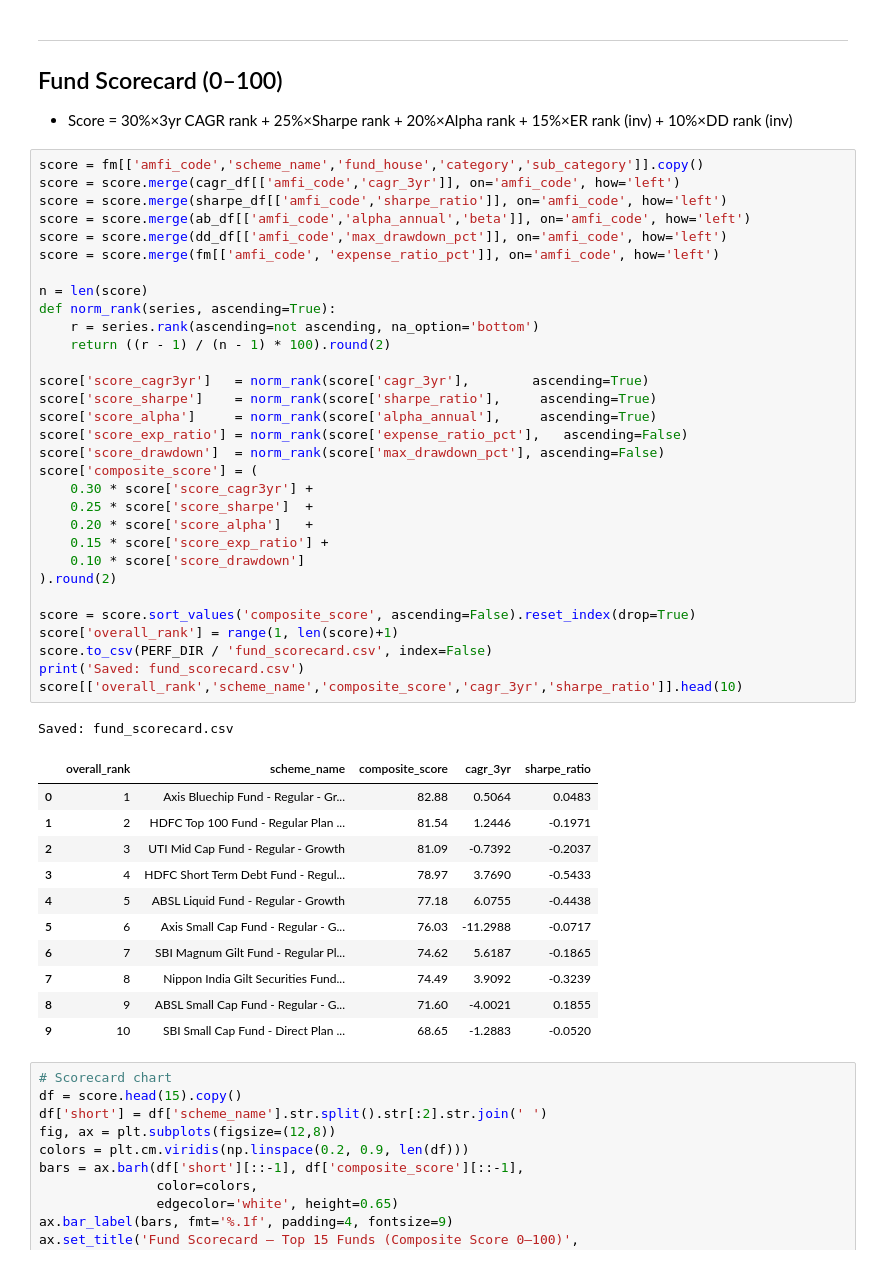
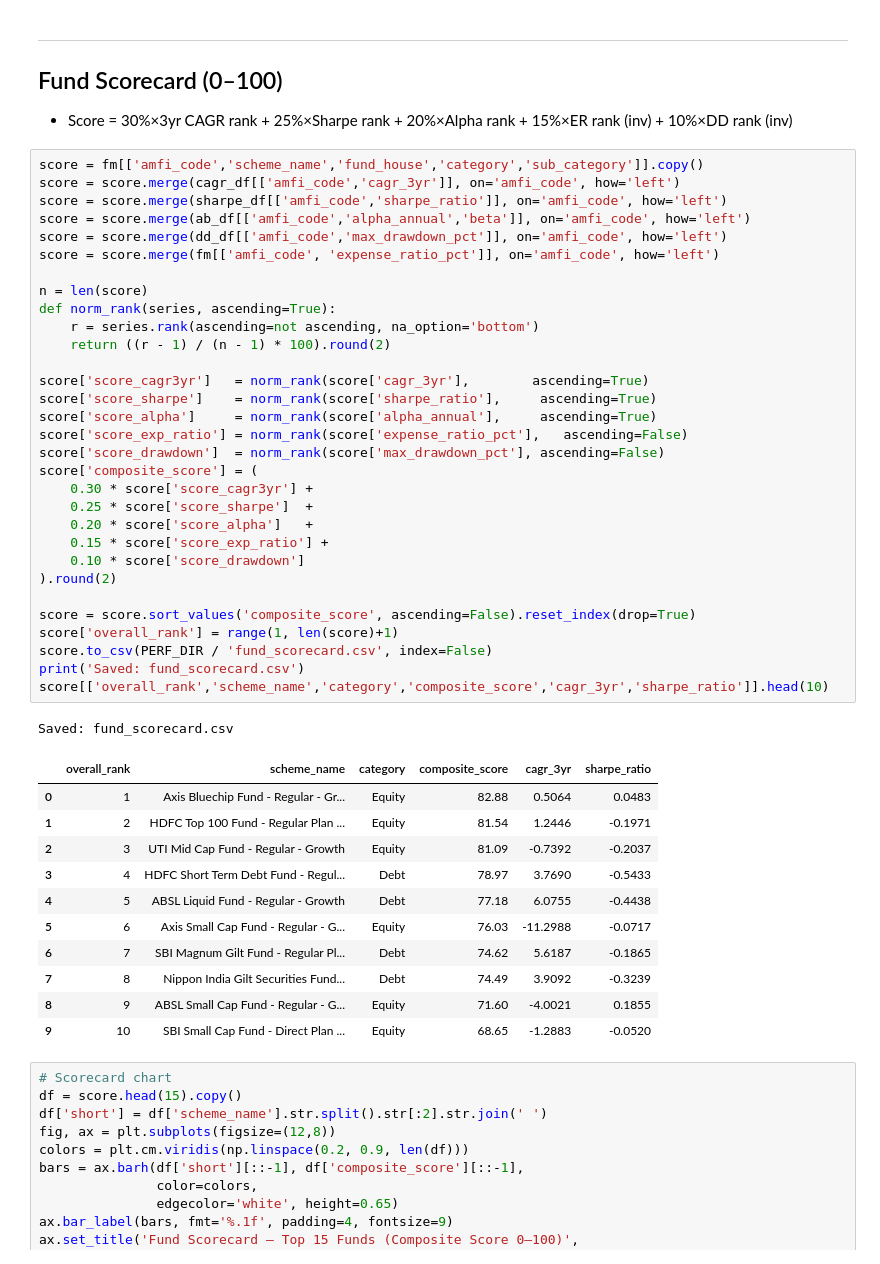
Before and after one commit to KawaiiLolly/bluestock-mf-capstone, a Jupyter notebook: notebooks/04_performance_analytics.ipynb, the cells around one changed output. Cells and saved outputs as stored; diff of their text form.

```diff
--- a/notebooks/04_performance_analytics.ipynb
+++ b/notebooks/04_performance_analytics.ipynb
@@ -496,45 +552,45 @@ score = fm[['amfi_code','scheme_name','fund_house','category','sub_category']].c
 score = score.merge(cagr_df[['amfi_code','cagr_3yr']], on='amfi_code', how='left')
 score = score.merge(sharpe_df[['amfi_code','sharpe_ratio']], on='amfi_code', how='left')
 score = score.merge(ab_df[['amfi_code','alpha_annual','beta']], on='amfi_code', how='left')
 score = score.merge(dd_df[['amfi_code','max_drawdown_pct']], on='amfi_code', how='left')
 score = score.merge(fm[['amfi_code', 'expense_ratio_pct']], on='amfi_code', how='left')
 
 n = len(score)
 def norm_rank(series, ascending=True):
     r = series.rank(ascending=not ascending, na_option='bottom')
     return ((r - 1) / (n - 1) * 100).round(2)
 
 score['score_cagr3yr']   = norm_rank(score['cagr_3yr'],        ascending=True)
 score['score_sharpe']    = norm_rank(score['sharpe_ratio'],     ascending=True)
 score['score_alpha']     = norm_rank(score['alpha_annual'],     ascending=True)
 score['score_exp_ratio'] = norm_rank(score['expense_ratio_pct'],   ascending=False)
 score['score_drawdown']  = norm_rank(score['max_drawdown_pct'], ascending=False)
 score['composite_score'] = (
     0.30 * score['score_cagr3yr'] +
     0.25 * score['score_sharpe']  +
     0.20 * score['score_alpha']   +
     0.15 * score['score_exp_ratio'] +
     0.10 * score['score_drawdown']
 ).round(2)
 
 score = score.sort_values('composite_score', ascending=False).reset_index(drop=True)
 score['overall_rank'] = range(1, len(score)+1)
 score.to_csv(PERF_DIR / 'fund_scorecard.csv', index=False)
 print('Saved: fund_scorecard.csv')
-score[['overall_rank','scheme_name','composite_score','cagr_3yr','sharpe_ratio']].head(10)
+score[['overall_rank','scheme_name','category','composite_score','cagr_3yr','sharpe_ratio']].head(10)
 # %% [output]
 Saved: fund_scorecard.csv
-|  | overall_rank | scheme_name | composite_score | cagr_3yr | sharpe_ratio |
-| 0 | 1 | Axis Bluechip Fund - Regular - Gr... | 82.88 | 0.5064 | 0.0483 |
-| 1 | 2 | HDFC Top 100 Fund - Regular Plan ... | 81.54 | 1.2446 | -0.1971 |
-| 2 | 3 | UTI Mid Cap Fund - Regular - Growth | 81.09 | -0.7392 | -0.2037 |
-| 3 | 4 | HDFC Short Term Debt Fund - Regul... | 78.97 | 3.7690 | -0.5433 |
-| 4 | 5 | ABSL Liquid Fund - Regular - Growth | 77.18 | 6.0755 | -0.4438 |
-| 5 | 6 | Axis Small Cap Fund - Regular - G... | 76.03 | -11.2988 | -0.0717 |
-| 6 | 7 | SBI Magnum Gilt Fund - Regular Pl... | 74.62 | 5.6187 | -0.1865 |
-| 7 | 8 | Nippon India Gilt Securities Fund... | 74.49 | 3.9092 | -0.3239 |
-| 8 | 9 | ABSL Small Cap Fund - Regular - G... | 71.60 | -4.0021 | 0.1855 |
-| 9 | 10 | SBI Small Cap Fund - Direct Plan ... | 68.65 | -1.2883 | -0.0520 |
+|  | overall_rank | scheme_name | category | composite_score | cagr_3yr | sharpe_ratio |
+| 0 | 1 | Axis Bluechip Fund - Regular - Gr... | Equity | 82.88 | 0.5064 | 0.0483 |
+| 1 | 2 | HDFC Top 100 Fund - Regular Plan ... | Equity | 81.54 | 1.2446 | -0.1971 |
+| 2 | 3 | UTI Mid Cap Fund - Regular - Growth | Equity | 81.09 | -0.7392 | -0.2037 |
+| 3 | 4 | HDFC Short Term Debt Fund - Regul... | Debt | 78.97 | 3.7690 | -0.5433 |
+| 4 | 5 | ABSL Liquid Fund - Regular - Growth | Debt | 77.18 | 6.0755 | -0.4438 |
+| 5 | 6 | Axis Small Cap Fund - Regular - G... | Equity | 76.03 | -11.2988 | -0.0717 |
+| 6 | 7 | SBI Magnum Gilt Fund - Regular Pl... | Debt | 74.62 | 5.6187 | -0.1865 |
+| 7 | 8 | Nippon India Gilt Securities Fund... | Debt | 74.49 | 3.9092 | -0.3239 |
+| 8 | 9 | ABSL Small Cap Fund - Regular - G... | Equity | 71.60 | -4.0021 | 0.1855 |
+| 9 | 10 | SBI Small Cap Fund - Direct Plan ... | Equity | 68.65 | -1.2883 | -0.0520 |
 # %%
 # Scorecard chart
 df = score.head(15).copy()
```
Also changed, not shown: parts of 1 cell of this notebook, 10 other files.
